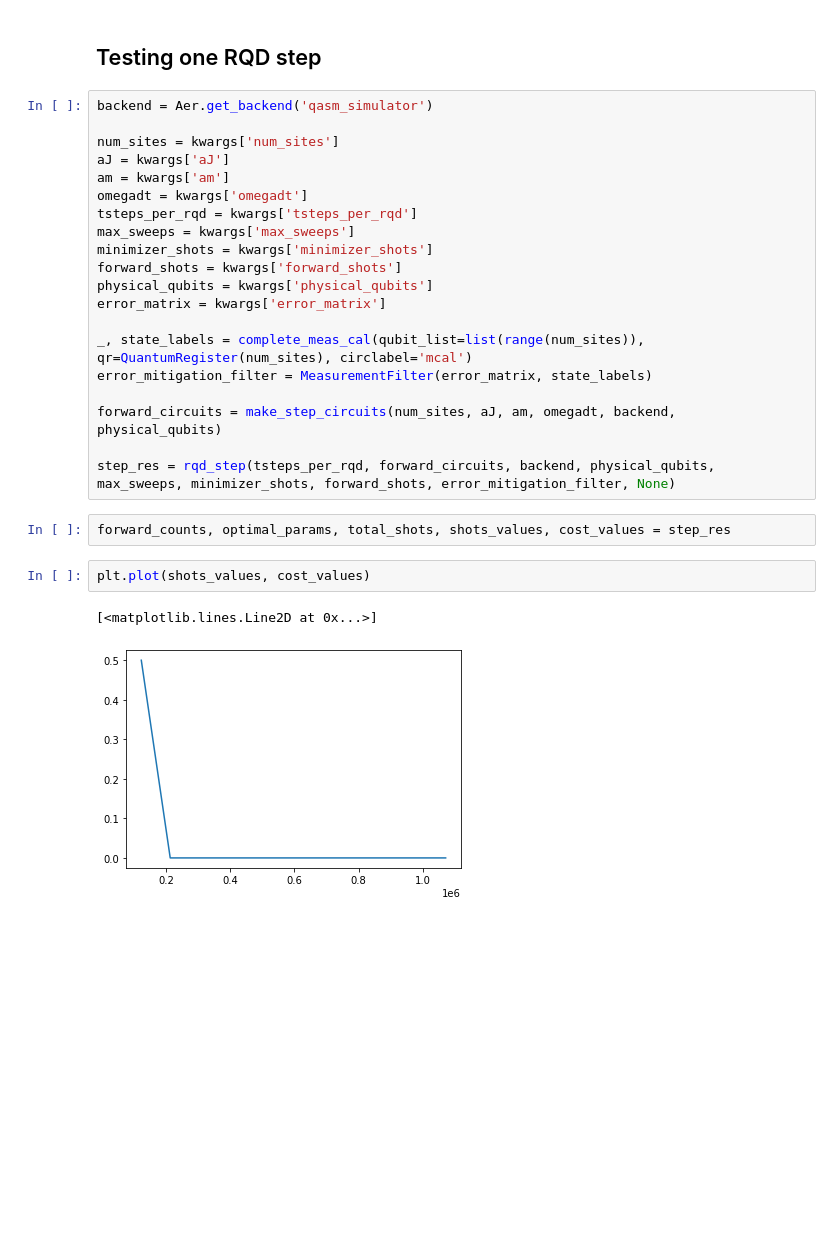
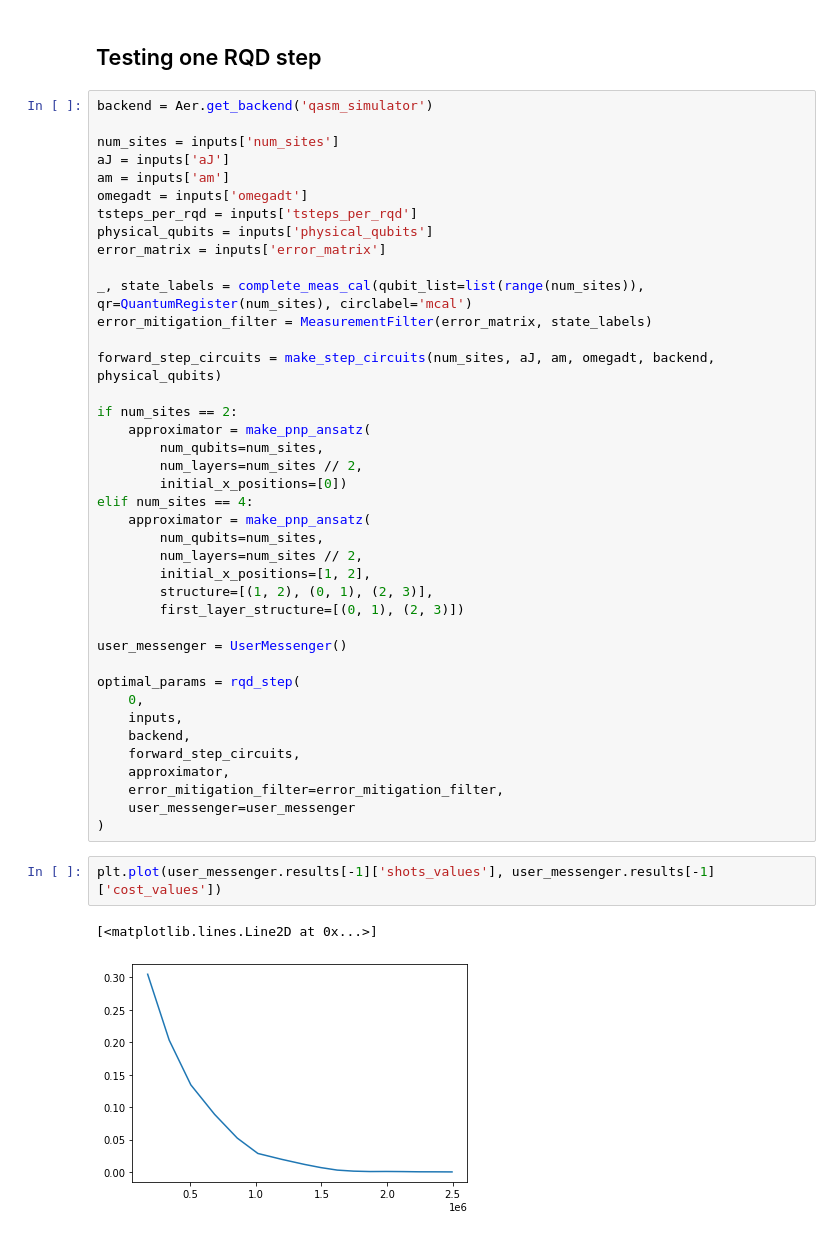
Before and after one commit to yiiyama/qc_random, a Jupyter notebook: four_qubit_schwinger/runtime/test_runtime.ipynb, the cells around one changed output. Saved outputs shown, nothing was run; the diff lists cells and outputs as text; blank space fills up the shorter version.

```diff
--- a/four_qubit_schwinger/runtime/test_runtime.ipynb
+++ b/four_qubit_schwinger/runtime/test_runtime.ipynb
@@ -63,30 +86,48 @@ plot_counts_with_curve(counts_list, num_sites, aJ, am, omegadt, num_tsteps, init
 # %% [markdown]
 ## Testing one RQD step
-# %%
-backend = Aer.get_backend('qasm_simulator')
-
-num_sites = kwargs['num_sites']
-aJ = kwargs['aJ']
-am = kwargs['am']
-omegadt = kwargs['omegadt']
-tsteps_per_rqd = kwargs['tsteps_per_rqd']
-max_sweeps = kwargs['max_sweeps']
-minimizer_shots = kwargs['minimizer_shots']
-forward_shots = kwargs['forward_shots']
-physical_qubits = kwargs['physical_qubits']
-error_matrix = kwargs['error_matrix']
-
-_, state_labels = complete_meas_cal(qubit_list=list(range(num_sites)), qr=QuantumRegister(num_sites), circlabel='mcal')
-error_mitigation_filter = MeasurementFilter(error_matrix, state_labels)
-
-forward_circuits = make_step_circuits(num_sites, aJ, am, omegadt, backend, physical_qubits)
-
-step_res = rqd_step(tsteps_per_rqd, forward_circuits, backend, physical_qubits, max_sweeps, minimizer_shots, forward_shots, error_mitigation_filter, None)
-# %%
-forward_counts, optimal_params, total_shots, shots_values, cost_values = step_res
+# %%
+backend = Aer.get_backend('qasm_simulator')
+
+num_sites = inputs['num_sites']
+aJ = inputs['aJ']
+am = inputs['am']
+omegadt = inputs['omegadt']
+tsteps_per_rqd = inputs['tsteps_per_rqd']
+physical_qubits = inputs['physical_qubits']
+error_matrix = inputs['error_matrix']
+
+_, state_labels = complete_meas_cal(qubit_list=list(range(num_sites)), qr=QuantumRegister(num_sites), circlabel='mcal')
+error_mitigation_filter = MeasurementFilter(error_matrix, state_labels)
+
+forward_step_circuits = make_step_circuits(num_sites, aJ, am, omegadt, backend, physical_qubits)
+
+if num_sites == 2:
+    approximator = make_pnp_ansatz(
+        num_qubits=num_sites,
+        num_layers=num_sites // 2,
+        initial_x_positions=[0])
+elif num_sites == 4:
+    approximator = make_pnp_ansatz(
+        num_qubits=num_sites,
+        num_layers=num_sites // 2,
+        initial_x_positions=[1, 2],
+        structure=[(1, 2), (0, 1), (2, 3)],
+        first_layer_structure=[(0, 1), (2, 3)])
+
+user_messenger = UserMessenger()
+
+optimal_params = rqd_step(
+    0,
+    inputs,
+    backend,
+    forward_step_circuits,
+    approximator,
+    error_mitigation_filter=error_mitigation_filter,
+    user_messenger=user_messenger
+)
 # %%
-plt.plot(shots_values, cost_values)
+plt.plot(user_messenger.results[-1]['shots_values'], user_messenger.results[-1]['cost_values'])
 # %% [output]
 [<matplotlib.lines.Line2D at 0x...>]
-[figure, old version]
+[figure, new version]
 # %%
```
Also changed, not shown: parts of 21 cells of this notebook, 4 other files.
